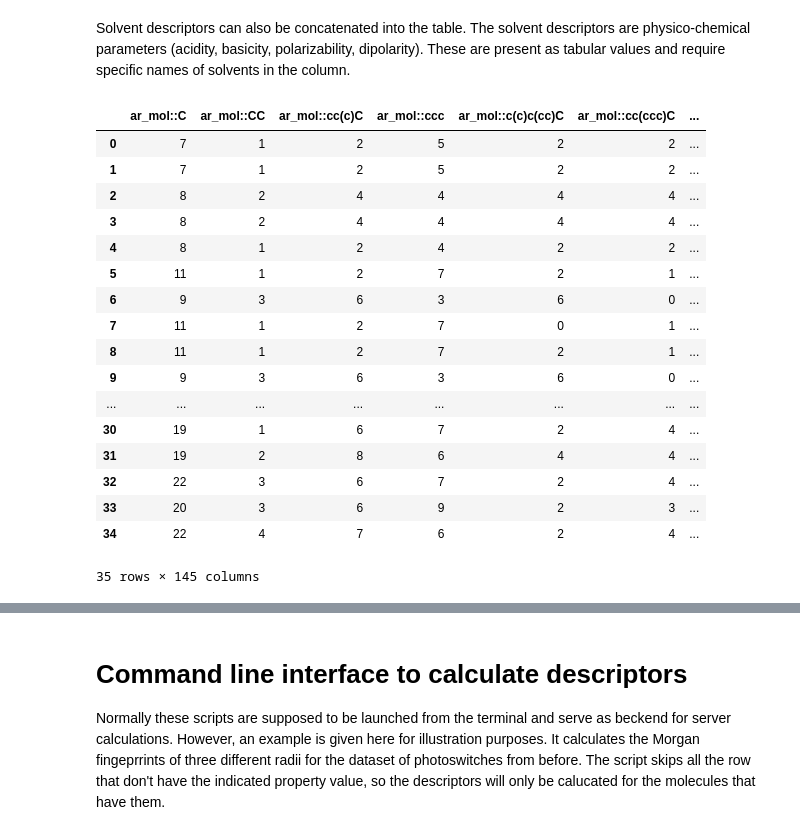
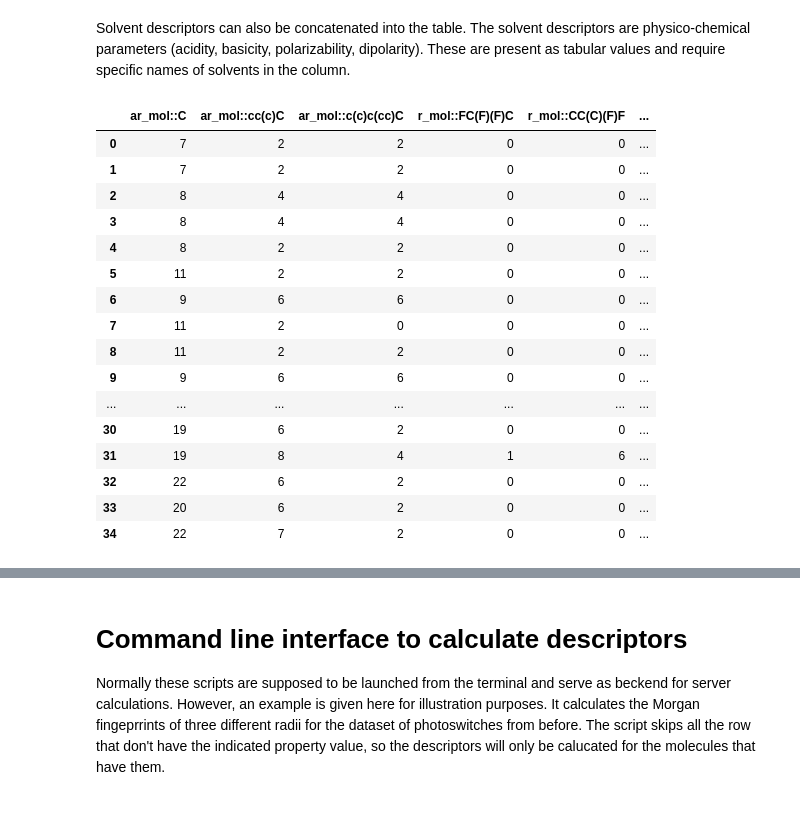
Before and after one commit to POSidorov/DOPtools, a Jupyter notebook: Tutorials/01 - Structural features.ipynb, the cells around one changed output, grey strips where cells are left out. Saved outputs shown, nothing was run; the diff lists cells and outputs as text; code cells hidden in the pictures.

```diff
--- a/Tutorials/01 - Structural features.ipynb
+++ b/Tutorials/01 - Structural features.ipynb
@@ -252,33 +254,41 @@ cat_desc2
 # %% [markdown]
 Solvent descriptors can also be concatenated into the table. The solvent descriptors are physico-chemical parameters (acidity, basicity, polarizability, dipolarity). These are present as tabular values and require specific names of solvents in the column.
 # %%
+from doptools import ComplexFragmentor
 from doptools import SolventVectorizer
 
-sv = SolventVectorizer() # this calculator doesn't fit anything, so it can be instantiated before the calculation
+# this calculator doesn't fit anything, so it can be instantiated before the calculation
+sv = SolventVectorizer()
+# the associator connects the column name in the table to the descriptor calculator
 cf = ComplexFragmentor(associator={
-    "ar_mol": ChythonCircus(0,3), # the associator connects the column name in the table to the descriptor calculator
+    "ar_mol": ChythonCircus(0,3),
     "r_mol": ChythonCircus(0,1),
     "solvent":sv # added the calcualtion of solvent descriptors
 })
-cf.fit(cat_data) # DataFrame needs to be given as argument, as it will use the associator keys to pick the correct columns
+# DataFrame needs to be given as argument,
+# as it will use the associator keys to pick the correct columns
+cf.fit(cat_data)
 cat_desc = cf.transform(cat_data)
-cat_desc
+# only some columns are shown for demonstration purposes
+cat_desc[['ar_mol::C',  'ar_mol::cc(c)C',
+       'ar_mol::c(c)c(cc)C','r_mol::FC(F)(F)C',
+       'r_mol::CC(C)(F)F',  'solvent::SP Katalan',
+       'solvent::SA Katalan', 'solvent::SB Katalan']]
 # %% [output]
-|  | ar_mol::C | ar_mol::CC | ar_mol::cc(c)C | ar_mol::ccc | ar_mol::c(c)c(cc)C | ar_mol::cc(ccc)C | ... |
-| 0 | 7 | 1 | 2 | 5 | 2 | 2 | ... |
-| 1 | 7 | 1 | 2 | 5 | 2 | 2 | ... |
-| 2 | 8 | 2 | 4 | 4 | 4 | 4 | ... |
-| 3 | 8 | 2 | 4 | 4 | 4 | 4 | ... |
-| 4 | 8 | 1 | 2 | 4 | 2 | 2 | ... |
-| 5 | 11 | 1 | 2 | 7 | 2 | 1 | ... |
-| 6 | 9 | 3 | 6 | 3 | 6 | 0 | ... |
-| 7 | 11 | 1 | 2 | 7 | 0 | 1 | ... |
-| 8 | 11 | 1 | 2 | 7 | 2 | 1 | ... |
-| 9 | 9 | 3 | 6 | 3 | 6 | 0 | ... |
-| ... | ... | ... | ... | ... | ... | ... | ... |
-| 30 | 19 | 1 | 6 | 7 | 2 | 4 | ... |
-| 31 | 19 | 2 | 8 | 6 | 4 | 4 | ... |
-| 32 | 22 | 3 | 6 | 7 | 2 | 4 | ... |
-| 33 | 20 | 3 | 6 | 9 | 2 | 3 | ... |
-| 34 | 22 | 4 | 7 | 6 | 2 | 4 | ... |
+|  | ar_mol::C | ar_mol::cc(c)C | ar_mol::c(c)c(cc)C | r_mol::FC(F)(F)C | r_mol::CC(C)(F)F | ... |
+| 0 | 7 | 2 | 2 | 0 | 0 | ... |
+| 1 | 7 | 2 | 2 | 0 | 0 | ... |
+| 2 | 8 | 4 | 4 | 0 | 0 | ... |
+| 3 | 8 | 4 | 4 | 0 | 0 | ... |
+| 4 | 8 | 2 | 2 | 0 | 0 | ... |
+| 5 | 11 | 2 | 2 | 0 | 0 | ... |
+| 6 | 9 | 6 | 6 | 0 | 0 | ... |
+| 7 | 11 | 2 | 0 | 0 | 0 | ... |
+| 8 | 11 | 2 | 2 | 0 | 0 | ... |
+| 9 | 9 | 6 | 6 | 0 | 0 | ... |
+| ... | ... | ... | ... | ... | ... | ... |
+| 30 | 19 | 6 | 2 | 0 | 0 | ... |
+| 31 | 19 | 8 | 4 | 1 | 6 | ... |
+| 32 | 22 | 6 | 2 | 0 | 0 | ... |
+| 33 | 20 | 6 | 2 | 0 | 0 | ... |
+| 34 | 22 | 7 | 2 | 0 | 0 | ... |
-35 rows × 145 columns
```
Also changed, not shown: parts of 4 cells of this notebook, 7 other files.
